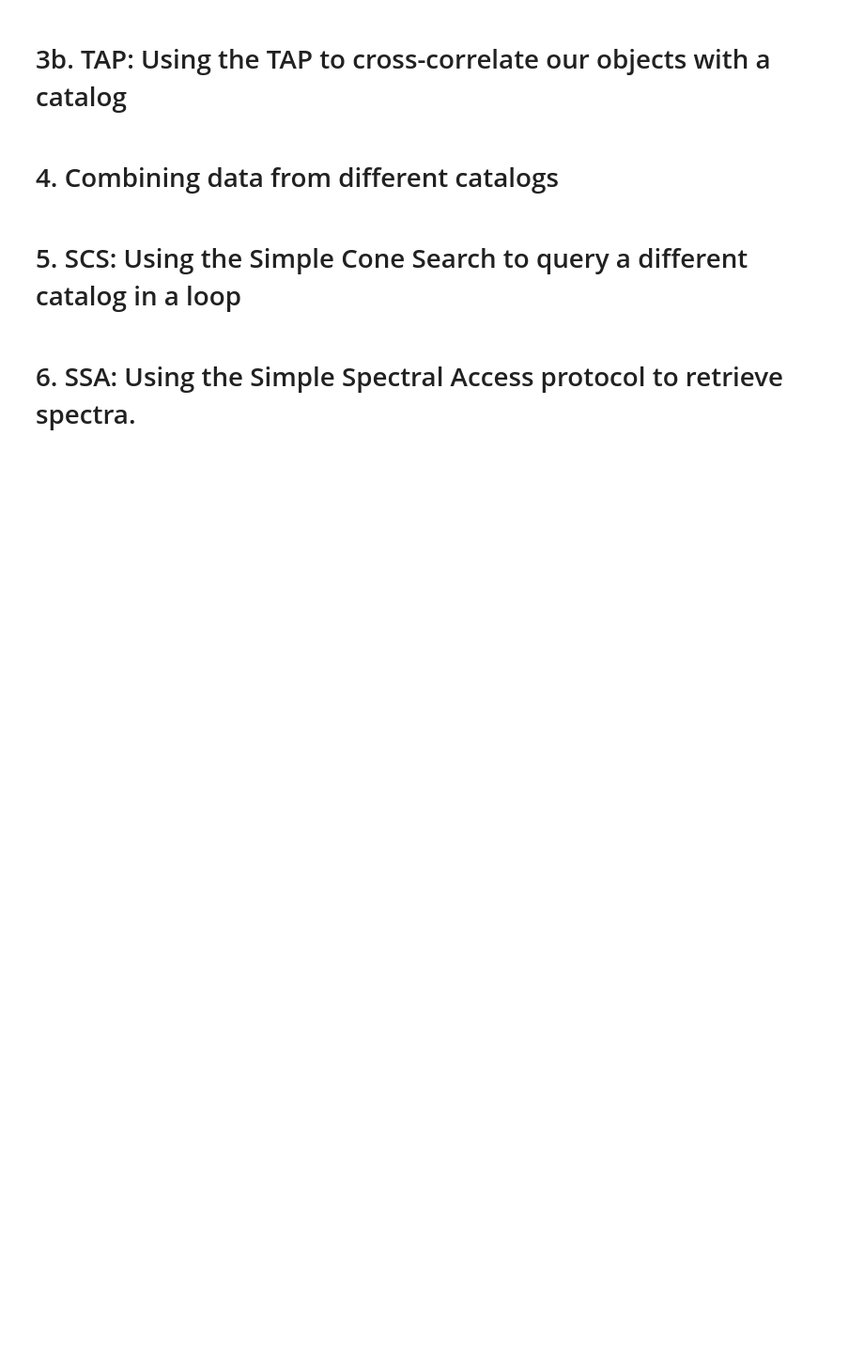
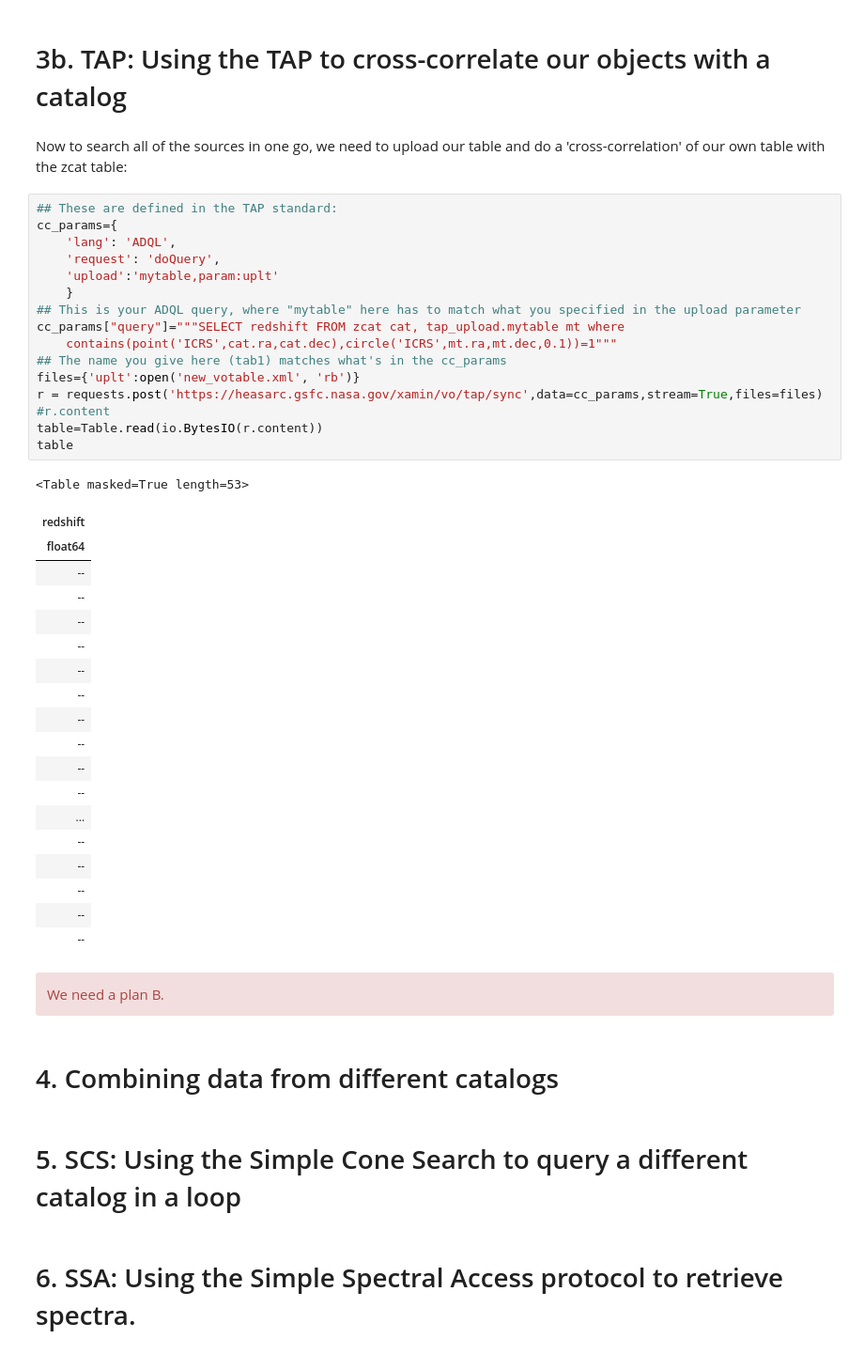
Before and after one commit to trjaffe/navo.old, a Jupyter notebook: heasarc_queries_v6.ipynb, the cells around one changed output. Shown at 94% size. Saved outputs shown, nothing was run; the diff lists cells and outputs as text; blank space fills up the shorter version.

Commit message:
v6 through cross-correlation, not working

```diff
--- a/heasarc_queries_v6.ipynb
+++ b/heasarc_queries_v6.ipynb
@@ -287,6 +363,47 @@ display(Image(url=table.array['URL'][1]))
 # %% [markdown]
 <a id="tap2"></a>
 # 3b. TAP:  Using the TAP to cross-correlate our objects with a catalog
+# %% [markdown]
+Now to search all of the sources in one go, we need to upload our table and do a 'cross-correlation' of our own table with the zcat table:
+# %%
+## These are defined in the TAP standard:
+cc_params={
+    'lang': 'ADQL',
+    'request': 'doQuery',
+    'upload':'mytable,param:uplt'
+    }
+## This is your ADQL query, where "mytable" here has to match what you specified in the upload parameter
+cc_params["query"]="""SELECT redshift FROM zcat cat, tap_upload.mytable mt where
+    contains(point('ICRS',cat.ra,cat.dec),circle('ICRS',mt.ra,mt.dec,0.1))=1"""
+## The name you give here (tab1) matches what's in the cc_params
+files={'uplt':open('new_votable.xml', 'rb')}
+r = requests.post('https://heasarc.gsfc.nasa.gov/xamin/vo/tap/sync',data=cc_params,stream=True,files=files)
+#r.content
+table=Table.read(io.BytesIO(r.content))
+table
+# %% [output]
+<Table masked=True length=53>
+| redshift |
+| float64 |
+| -- |
+| -- |
+| -- |
+| -- |
+| -- |
+| -- |
+| -- |
+| -- |
+| -- |
+| -- |
+| ... |
+| -- |
+| -- |
+| -- |
+| -- |
+| -- |
+# %% [markdown]
+<div class="alert alert-block alert-danger">
+We need a plan B.</div>
 # %% [markdown]
 <a id="combo"></a>
 
```
Also changed, not shown: parts of 58 cells of this notebook.
